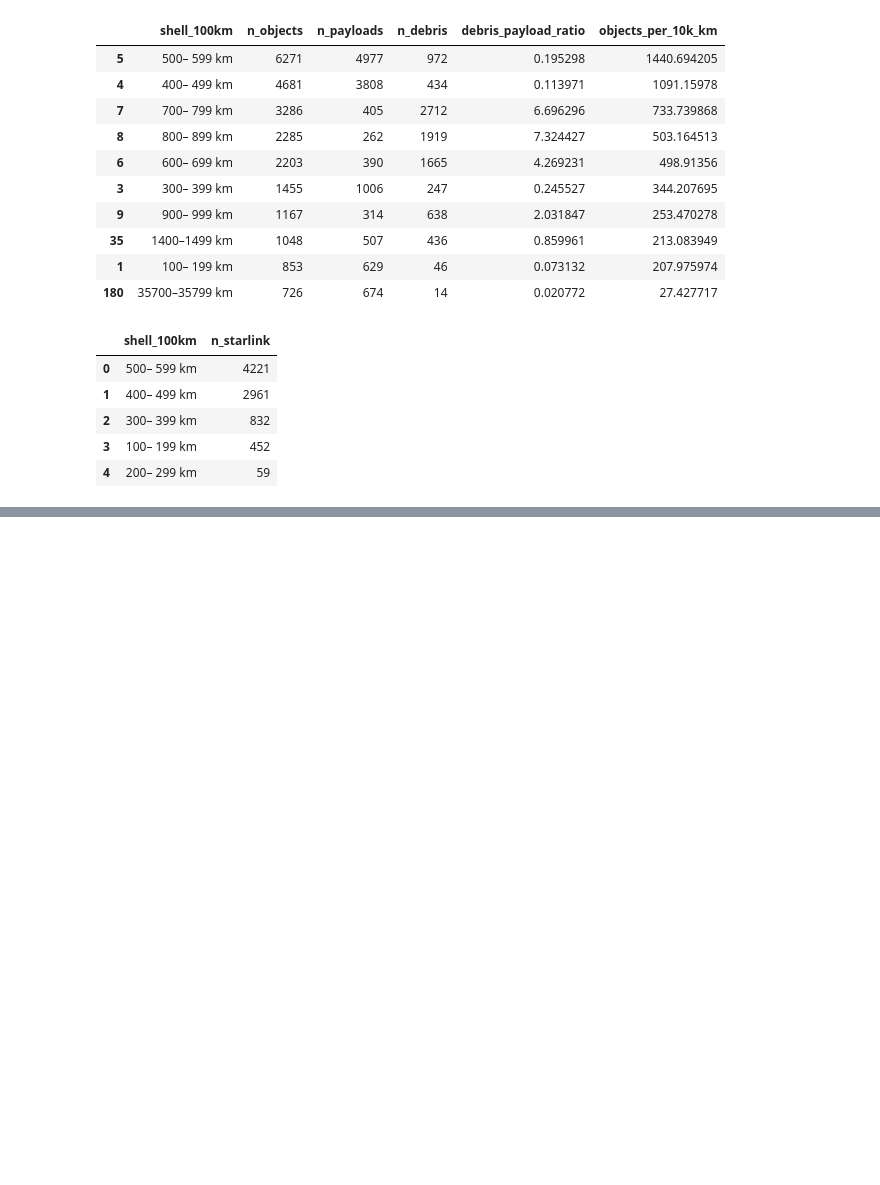
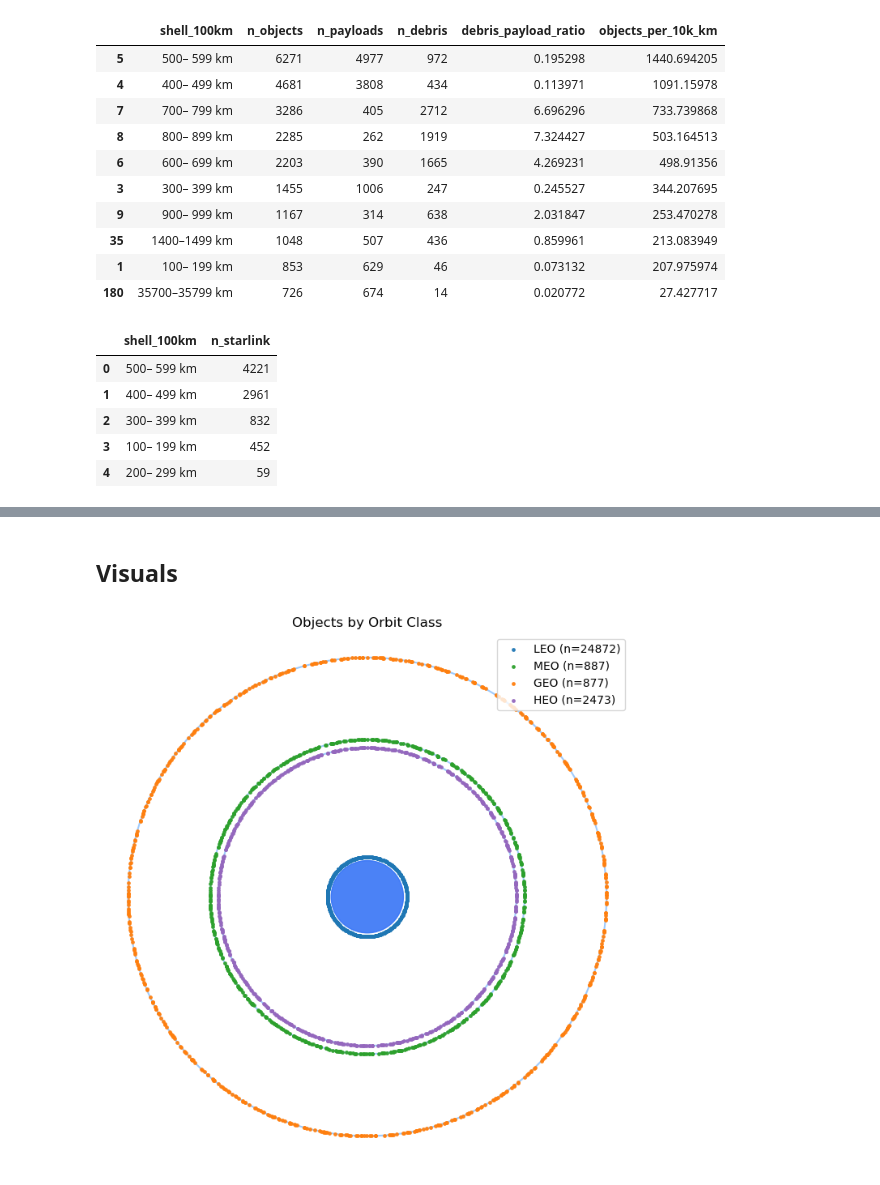
Before and after one commit to dezertdweller/Cosmic-Insights, a Jupyter notebook: notebooks/klg-eda/notebook.ipynb, the cells around one changed output, grey strips where cells are left out. Cells and saved outputs as stored; diff of their text form; code cells hidden in the pictures; blank space fills up the shorter version.

```diff
--- a/notebooks/klg-eda/notebook.ipynb
+++ b/notebooks/klg-eda/notebook.ipynb
@@ -1237,0 +1276,2 @@ shell_summary.to_csv(FINAL_DIR / "satellite_shell_summary.csv", index=False)
+# %% [markdown]
+## Visuals
@@ -1237,0 +1384,4 @@ shell_summary.to_csv(FINAL_DIR / "satellite_shell_summary.csv", index=False)
+# %%
+fig, ax = plot_class_rings(df_clean, title="Objects by Orbit Class")
+# %% [output]
+[figure, added]
```
Also changed, not shown: parts of 28 cells of this notebook, 6 other files.
